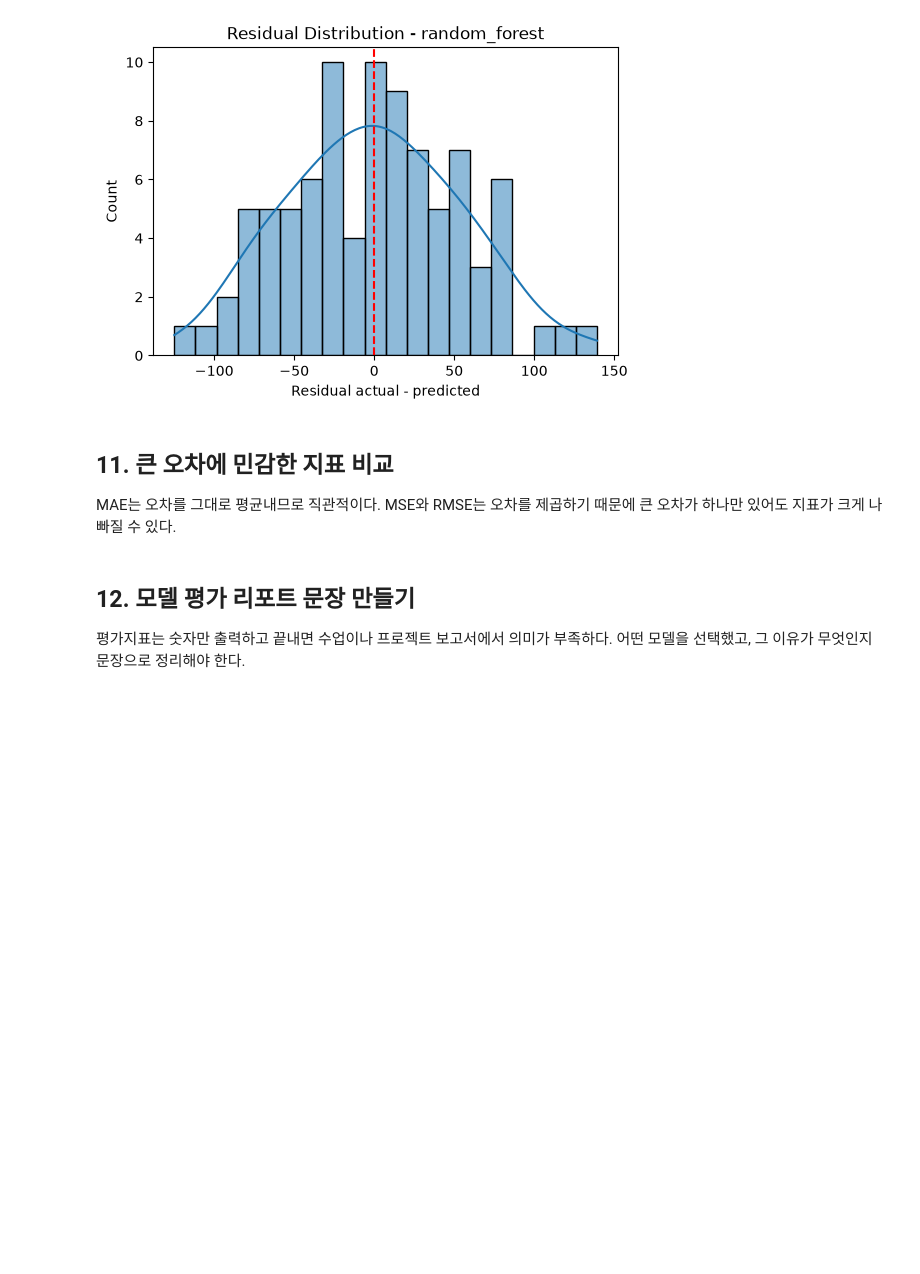
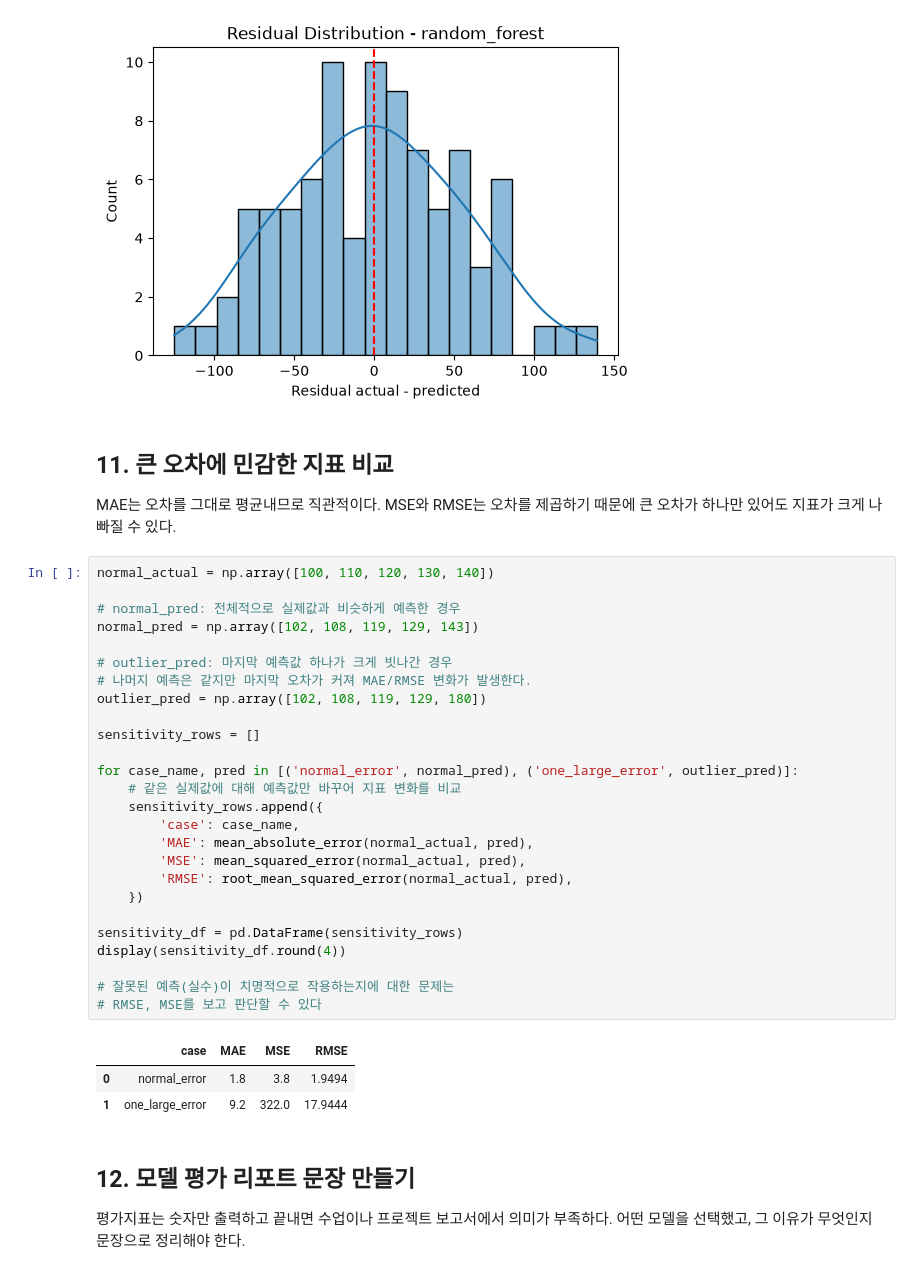
Before and after one commit to RabbitTasteDog-PRO/06_machine_learning, a Jupyter notebook: 09_evaluation_metrics/02_regression_evaluation_metrics.ipynb, the cells around one changed output. Cells and saved outputs as stored; diff of their text form; blank space fills up the shorter version.

```diff
--- a/09_evaluation_metrics/02_regression_evaluation_metrics.ipynb
+++ b/09_evaluation_metrics/02_regression_evaluation_metrics.ipynb
@@ -381,6 +381,36 @@ residual std: 53.7855
 
 MAE는 오차를 그대로 평균내므로 직관적이다.
 MSE와 RMSE는 오차를 제곱하기 때문에 큰 오차가 하나만 있어도 지표가 크게 나빠질 수 있다.
+# %%
+normal_actual = np.array([100, 110, 120, 130, 140])
+
+# normal_pred: 전체적으로 실제값과 비슷하게 예측한 경우
+normal_pred = np.array([102, 108, 119, 129, 143])
+
+# outlier_pred: 마지막 예측값 하나가 크게 빗나간 경우
+# 나머지 예측은 같지만 마지막 오차가 커져 MAE/RMSE 변화가 발생한다.
+outlier_pred = np.array([102, 108, 119, 129, 180])
+
+sensitivity_rows = []
+
+for case_name, pred in [('normal_error', normal_pred), ('one_large_error', outlier_pred)]:
+    # 같은 실제값에 대해 예측값만 바꾸어 지표 변화를 비교
+    sensitivity_rows.append({
+        'case': case_name,
+        'MAE': mean_absolute_error(normal_actual, pred),
+        'MSE': mean_squared_error(normal_actual, pred),
+        'RMSE': root_mean_squared_error(normal_actual, pred),
+    })
+
+sensitivity_df = pd.DataFrame(sensitivity_rows)
+display(sensitivity_df.round(4))
+
+# 잘못된 예측(실수)이 치명적으로 작용하는지에 대한 문제는
+# RMSE, MSE를 보고 판단할 수 있다
+# %% [output]
+|  | case | MAE | MSE | RMSE |
+| 0 | normal_error | 1.8 | 3.8 | 1.9494 |
+| 1 | one_large_error | 9.2 | 322.0 | 17.9444 |
 # %% [markdown]
 ## 12. 모델 평가 리포트 문장 만들기
 
```
